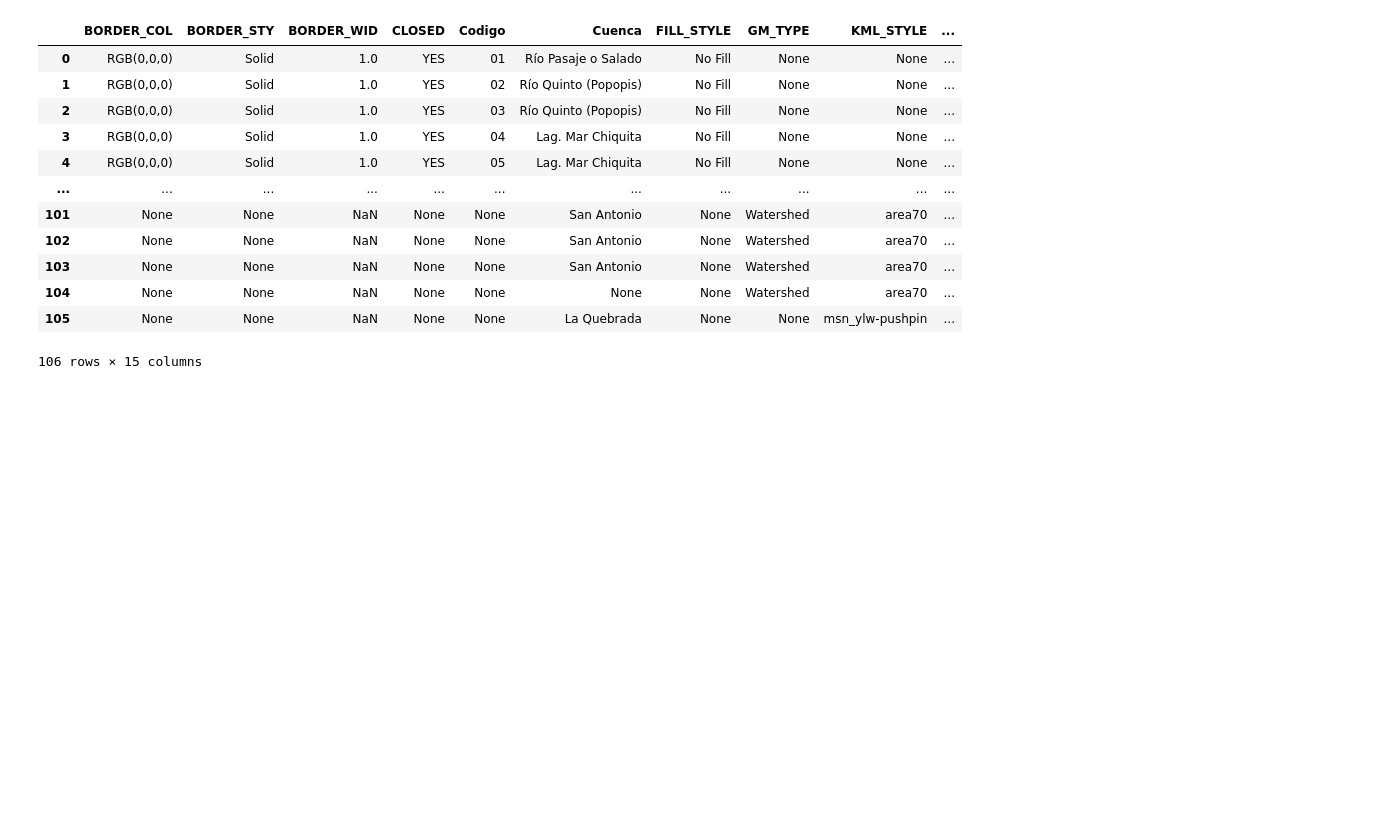
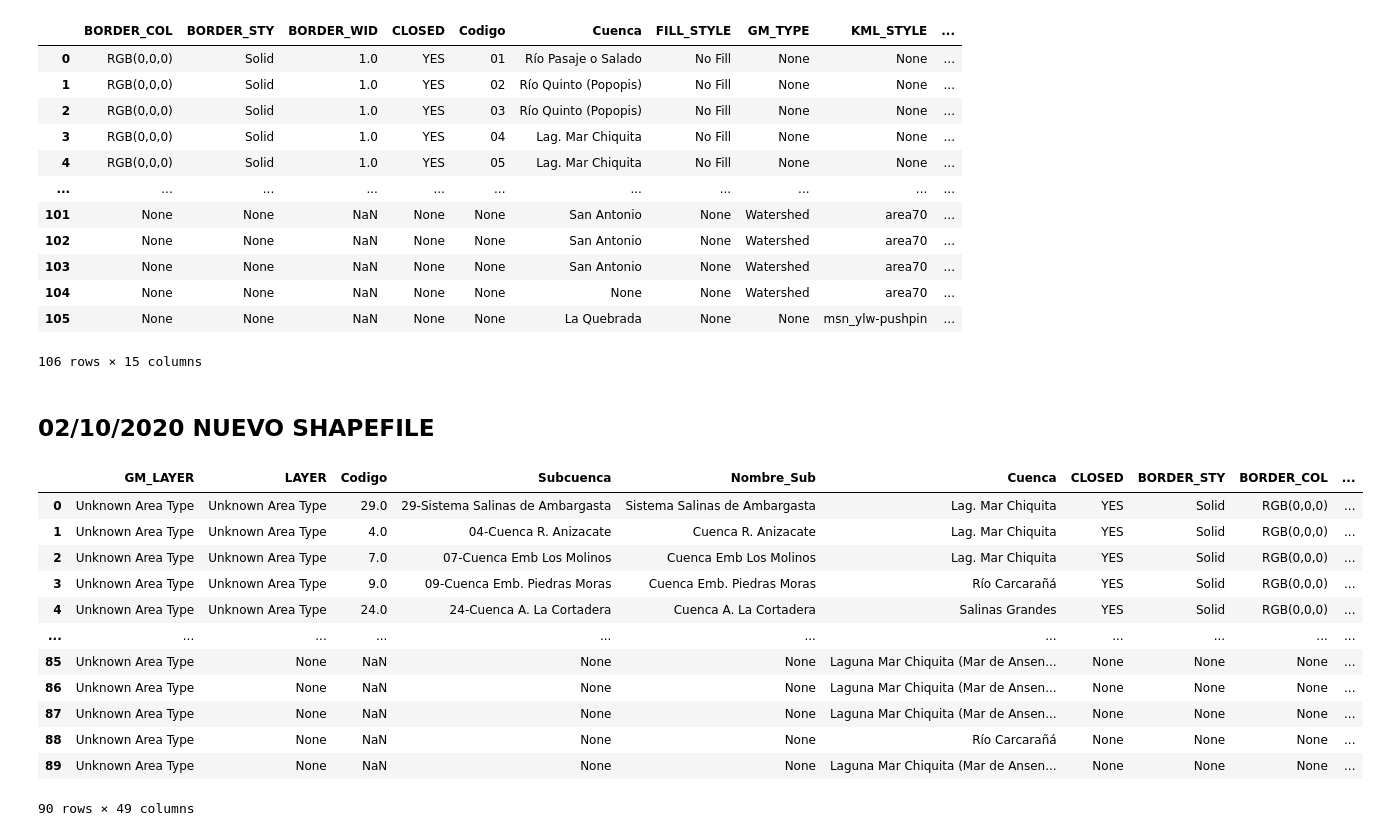
Before and after one commit to OHMC/wrf-cuenca, a Jupyter notebook: src/notebooks/Manipular shapefiles.ipynb, the cells around one changed output. Drawn from its saved outputs; the diff is of its cells as text; code cells hidden in the pictures; blank space fills up the shorter version.

```diff
--- a/src/notebooks/Manipular shapefiles.ipynb
+++ b/src/notebooks/Manipular shapefiles.ipynb
@@ -314,3 +314,25 @@ cuencas
 | 104 | None | None | NaN | None | None | None | None | Watershed | area70 | ... |
 | 105 | None | None | NaN | None | None | La Quebrada | None | None | msn_ylw-pushpin | ... |
 106 rows × 15 columns
+# %% [markdown]
+## 02/10/2020 NUEVO SHAPEFILE
+# %%
+cuencasint = '/home/sagus/Development/temp/shapefiles/cuencas_unificadas/cuencas_unificadas.shp'
+# %%
+cuencas = gp.read_file(cuencasint)
+# %%
+cuencas
+# %% [output]
+|  | GM_LAYER | LAYER | Codigo | Subcuenca | Nombre_Sub | Cuenca | CLOSED | BORDER_STY | BORDER_COL | ... |
+| 0 | Unknown Area Type | Unknown Area Type | 29.0 | 29-Sistema Salinas de Ambargasta | Sistema Salinas de Ambargasta | Lag. Mar Chiquita | YES | Solid | RGB(0,0,0) | ... |
+| 1 | Unknown Area Type | Unknown Area Type | 4.0 | 04-Cuenca R. Anizacate | Cuenca R. Anizacate | Lag. Mar Chiquita | YES | Solid | RGB(0,0,0) | ... |
+| 2 | Unknown Area Type | Unknown Area Type | 7.0 | 07-Cuenca Emb Los Molinos | Cuenca Emb Los Molinos | Lag. Mar Chiquita | YES | Solid | RGB(0,0,0) | ... |
+| 3 | Unknown Area Type | Unknown Area Type | 9.0 | 09-Cuenca Emb. Piedras Moras | Cuenca Emb. Piedras Moras | Río Carcarañá | YES | Solid | RGB(0,0,0) | ... |
+| 4 | Unknown Area Type | Unknown Area Type | 24.0 | 24-Cuenca A. La Cortadera | Cuenca A. La Cortadera | Salinas Grandes | YES | Solid | RGB(0,0,0) | ... |
+| ... | ... | ... | ... | ... | ... | ... | ... | ... | ... | ... |
+| 85 | Unknown Area Type | None | NaN | None | None | Laguna Mar Chiquita (Mar de Ansen... | None | None | None | ... |
+| 86 | Unknown Area Type | None | NaN | None | None | Laguna Mar Chiquita (Mar de Ansen... | None | None | None | ... |
+| 87 | Unknown Area Type | None | NaN | None | None | Laguna Mar Chiquita (Mar de Ansen... | None | None | None | ... |
+| 88 | Unknown Area Type | None | NaN | None | None | Río Carcarañá | None | None | None | ... |
+| 89 | Unknown Area Type | None | NaN | None | None | Laguna Mar Chiquita (Mar de Ansen... | None | None | None | ... |
+90 rows × 49 columns
```
Also changed, not shown: parts of 2 cells of this notebook, 2 other files.
